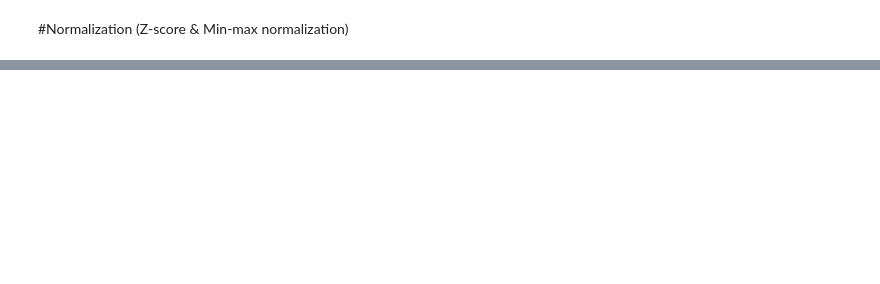
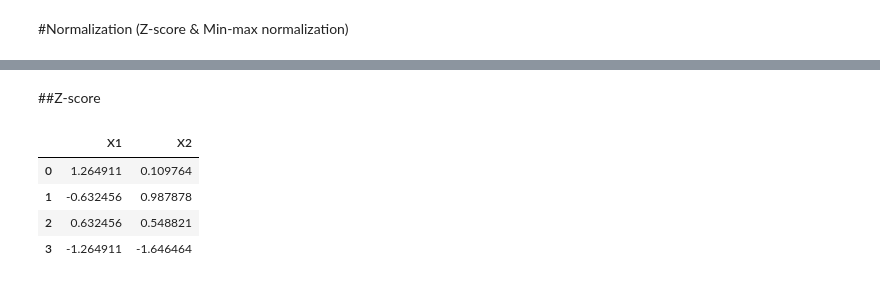
Before and after one commit to lnwprameza007/bsc_dpdm24, a Jupyter notebook: Chapter_2_Understanding_Data.ipynb, the cells around one changed output, grey strips where cells are left out. Cells and saved outputs as stored; diff of their text form; code cells hidden in the pictures; blank space fills up the shorter version.

```diff
--- a/Chapter_2_Understanding_Data.ipynb
+++ b/Chapter_2_Understanding_Data.ipynb
@@ -268,0 +358,12 @@ print(json_2298['ActionHistory'][0]['ActorName'], json_2298['ActionHistory'][0][
+# %% [markdown]
+##Z-score
+# %%
+from scipy.stats import zscore
+df2_zscore = df2.apply(zscore)
+df2_zscore
+# %% [output]
+|  | X1 | X2 |
+| 0 | 1.264911 | 0.109764 |
+| 1 | -0.632456 | 0.987878 |
+| 2 | 0.632456 | 0.548821 |
+| 3 | -1.264911 | -1.646464 |
```
Also changed, not shown: parts of 10 cells of this notebook.
